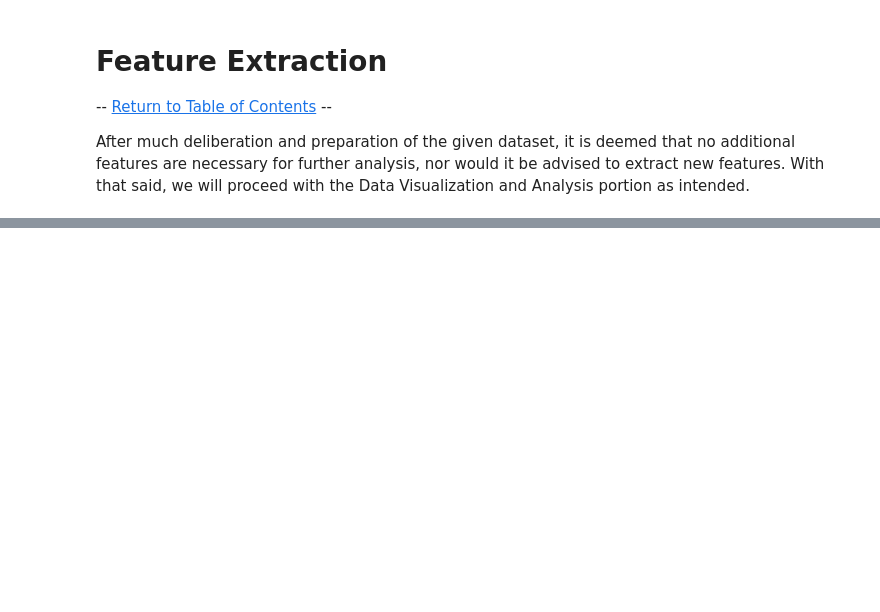
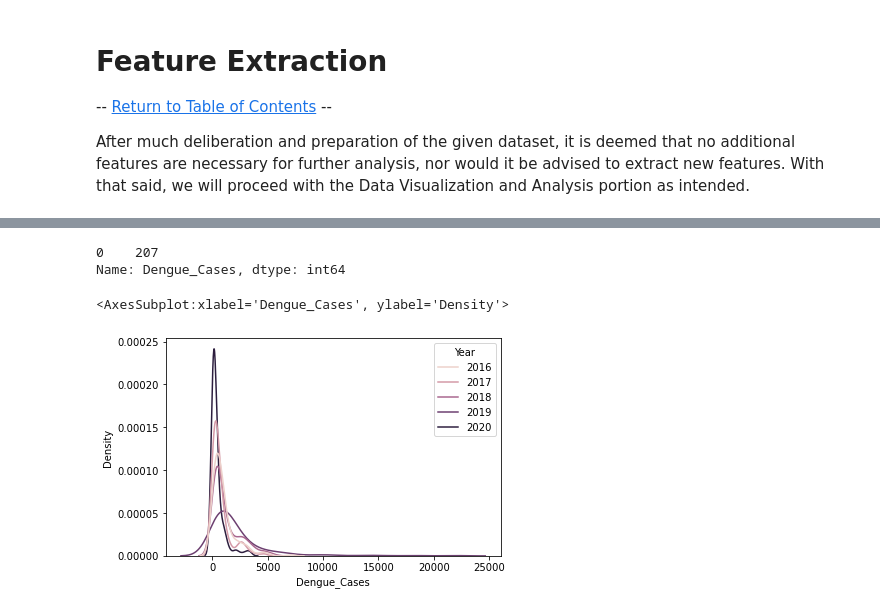
Before and after one commit to lowrainxx/DATA100-FinalProject, a Jupyter notebook: GROUP 2.ipynb, the cells around one changed output, grey strips where cells are left out. Saved outputs shown, nothing was run; the diff lists cells and outputs as text; code cells hidden in the pictures; blank space fills up the shorter version.

```diff
--- a/GROUP 2.ipynb
+++ b/GROUP 2.ipynb
@@ -757,0 +891,32 @@ After much deliberation and preparation of the given dataset, it is deemed that
+# %%
+## NOT SURE IF THIS SHOULD STILL BE INCLUDED IN DATA VIS AND ANALYSIS COS PARANG MAS EDA?
+
+case_year = cases_df[['Year','Dengue_Cases']]
+#value_counts()
+case_year['Year'].value_counts()
+
+#describe()
+case_year['Dengue_Cases'].describe()
+
+#mean
+case_year.groupby(['Year'])['Dengue_Cases'].mean()
+
+#median
+case_year.groupby(['Year'])['Dengue_Cases'].median()
+
+#mode, 2019
+case_year[case_year['Year'] == 2019]['Dengue_Cases'].mode()
+
+#mode, every other year
+case_year[case_year['Year'] != 2019]['Dengue_Cases'].mode()
+# %% [output]
+0    207
+Name: Dengue_Cases, dtype: int64
+# %%
+## NOT SURE IF THIS SHOULD STILL BE INCLUDED IN DATA VIS AND ANALYSIS COS PARANG MAS EDA?
+
+#line graph
+sns.kdeplot(data = case_year, x= "Dengue_Cases", hue="Year")
+# %% [output]
+<AxesSubplot:xlabel='Dengue_Cases', ylabel='Density'>
+[figure, added]
```
Also changed, not shown: parts of 51 cells of this notebook.
